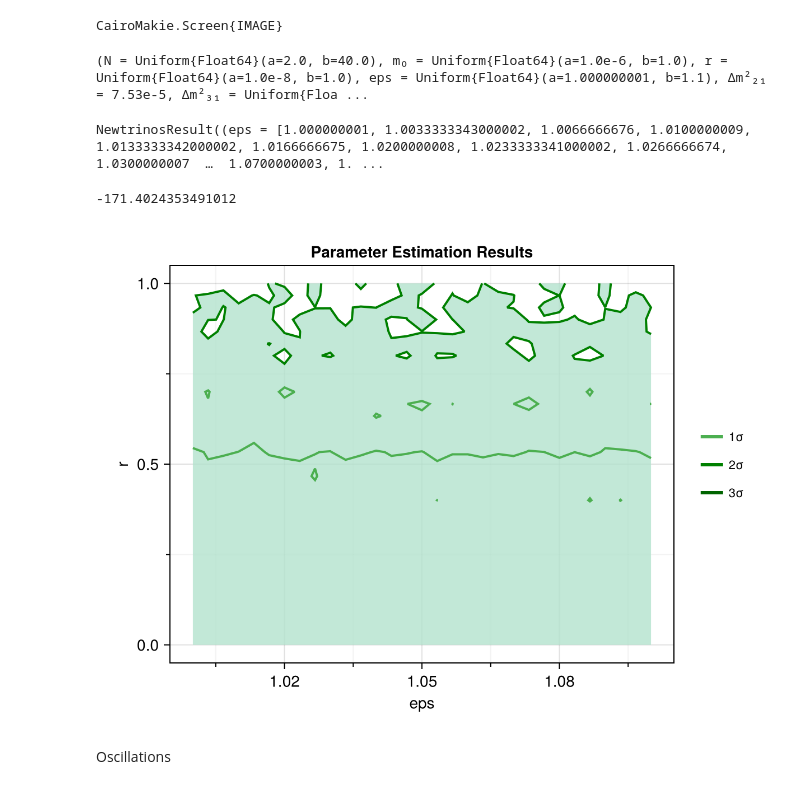
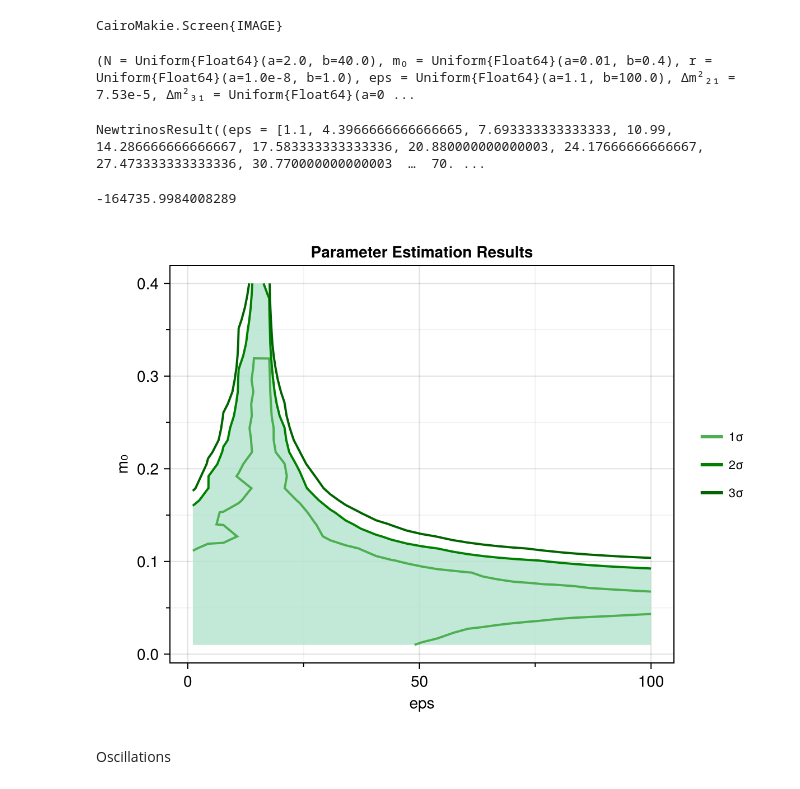
Before and after one commit to philippeller/Newtrinos.jl, a Jupyter notebook: notebooks/dayabay.ipynb, the cells around one changed output. Cells and saved outputs as stored; diff of their text form; code cells hidden in the pictures.

```diff
--- a/notebooks/dayabay.ipynb
+++ b/notebooks/dayabay.ipynb
@@ -13,7 +13,7 @@ using Newtrinos
 using Newtrinos.osc
 # %%
 osc_cfg = Newtrinos.osc.OscillationConfig(
-    flavour=Newtrinos.osc.NNM(three_flavour=Newtrinos.osc.ThreeFlavour(ordering=:NO)),
+    flavour=Newtrinos.osc.NND(three_flavour=Newtrinos.osc.ThreeFlavour(ordering=:NO)),
     propagation=Newtrinos.osc.Basic(),
     states=Newtrinos.osc.All(),
     interaction=Newtrinos.osc.SI()
@@ -82,7 +82,7 @@ CairoMakie.Screen{IMAGE}
 all_priors = Newtrinos.get_priors(experiments)
 
 
-vars_to_scan = (eps=31,r =31)
+vars_to_scan = (eps=31, m₀=31)
 #vars_to_scan=(m₀=31,   N=31)
 
 modified_priors = (
@@ -104,7 +104,7 @@ modified_priors = (
 
 )
 # %% [output]
-(N = Uniform{Float64}(a=2.0, b=40.0), m₀ = Uniform{Float64}(a=1.0e-6, b=1.0), r = Uniform{Float64}(a=1.0e-8, b=1.0), eps = Uniform{Float64}(a=1.000000001, b=1.1), Δm²₂₁ = 7.53e-5, Δm²₃₁ = Uniform{Floa ...
+(N = Uniform{Float64}(a=2.0, b=40.0), m₀ = Uniform{Float64}(a=0.01, b=0.4), r = Uniform{Float64}(a=1.0e-8, b=1.0), eps = Uniform{Float64}(a=1.1, b=100.0), Δm²₂₁ = 7.53e-5, Δm²₃₁ = Uniform{Float64}(a=0 ...
 # %%
 
 likelihood = Newtrinos.generate_likelihood(experiments);
@@ -112,11 +112,11 @@ likelihood = Newtrinos.generate_likelihood(experiments);
 
 result = Newtrinos.scan(likelihood, modified_priors, vars_to_scan, p)
 # %% [output]
-NewtrinosResult((eps = [1.000000001, 1.0033333343000002, 1.0066666676, 1.0100000009, 1.0133333342000002, 1.0166666675, 1.0200000008, 1.0233333341000002, 1.0266666674, 1.0300000007  …  1.0700000003, 1. ...
+NewtrinosResult((eps = [1.1, 4.3966666666666665, 7.693333333333333, 10.99, 14.286666666666667, 17.583333333333336, 20.880000000000003, 24.17666666666667, 27.473333333333336, 30.770000000000003  …  70. ...
 # %%
 display(minimum(result.values.llh))
 # %% [output]
--171.4024353491012
+-164735.9984008289
 # %%
 #JLD2.@save "/home/sofialon/Newtrinos.jl/scan_NP/scan_dayabay_Nr_NNM_m0=0.01.jld2" result
 # %%
@@ -124,9 +124,9 @@ using CairoMakie
 # %%
 img = CairoMakie.plot(result)
 display("image/png", img)
-save("/home/sofialon/Newtrinos.jl/plots_NP/eta_trials/scan_dayabay_etar_NNM_N=20.png", img)
+#save("/home/sofialon/Newtrinos.jl/plots_NP/eta_trials/scan_dayabay_etam0_NND.png", img)
 # %% [output]
-[figure, old version]
+[figure, new version]
 # %%
 bf = Newtrinos.bestfit(result)
 
```
Also changed, not shown: parts of 8 cells of this notebook, 33 other files.
